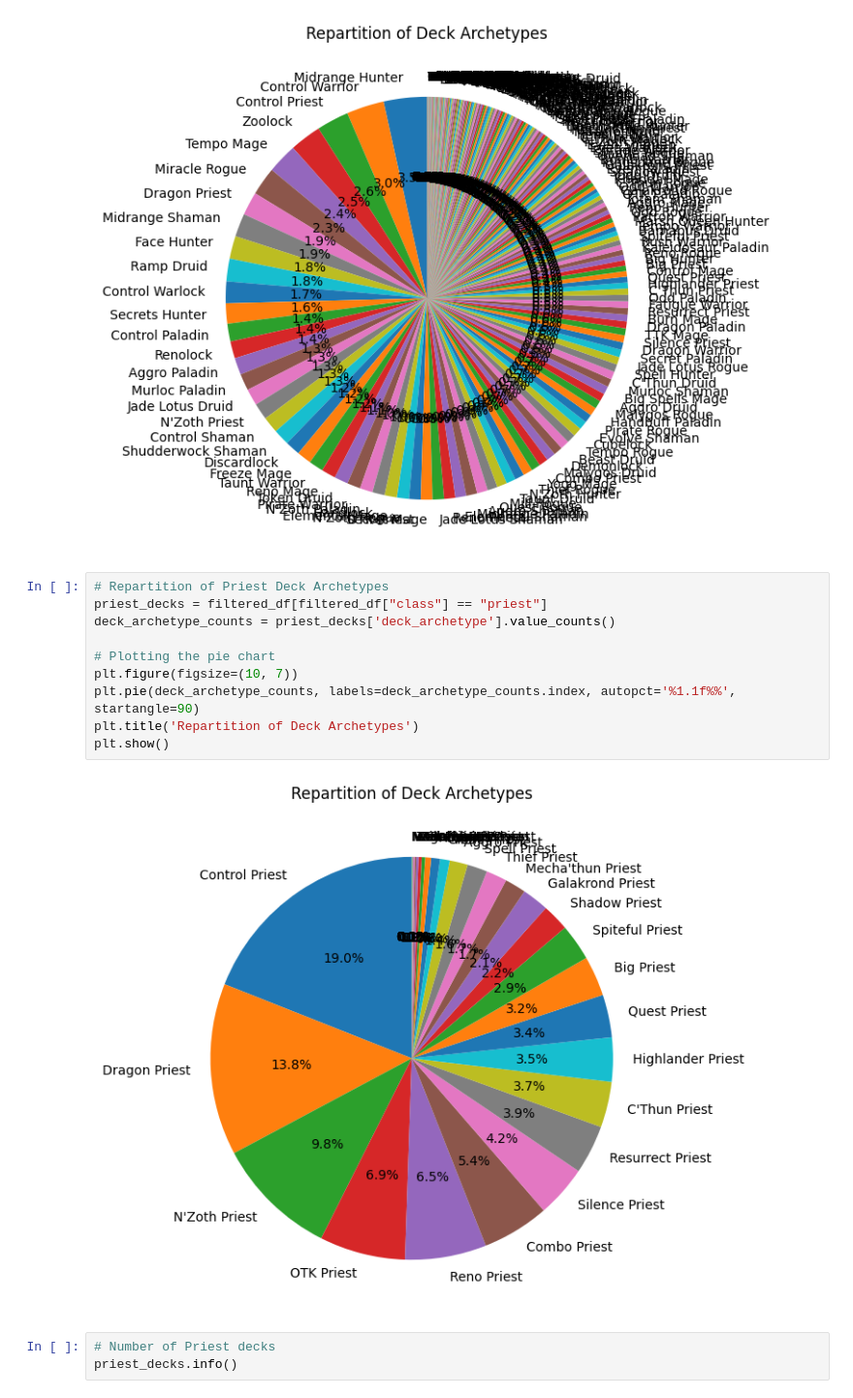
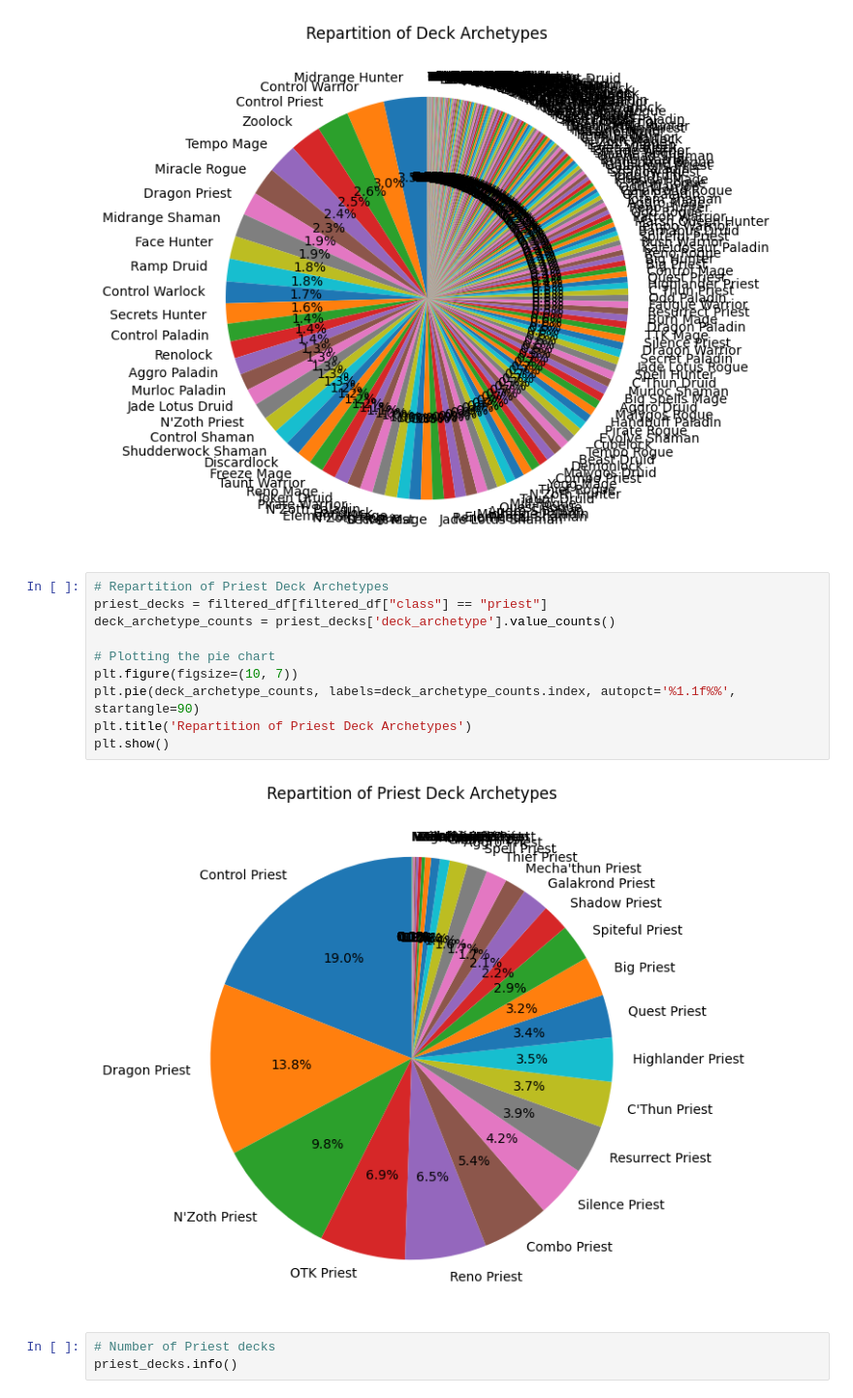
Before and after one commit to Varadiell/alyra-hearthstone-companion, a Jupyter notebook: analysis.ipynb, the cells around one changed output. Shown at 97% size. Cells and saved outputs as stored; diff of their text form.

```diff
--- a/analysis.ipynb
+++ b/analysis.ipynb
@@ -228,15 +228,15 @@ plt.show()
 # %%
 # Repartition of Priest Deck Archetypes
 priest_decks = filtered_df[filtered_df["class"] == "priest"]
 deck_archetype_counts = priest_decks['deck_archetype'].value_counts()
 
 # Plotting the pie chart
 plt.figure(figsize=(10, 7))
 plt.pie(deck_archetype_counts, labels=deck_archetype_counts.index, autopct='%1.1f%%', startangle=90)
-plt.title('Repartition of Deck Archetypes')
+plt.title('Repartition of Priest Deck Archetypes')
 plt.show()
 # %% [output]
-[figure, old version]
+[figure, new version]
 # %%
 # Number of Priest decks
 priest_decks.info()
```
